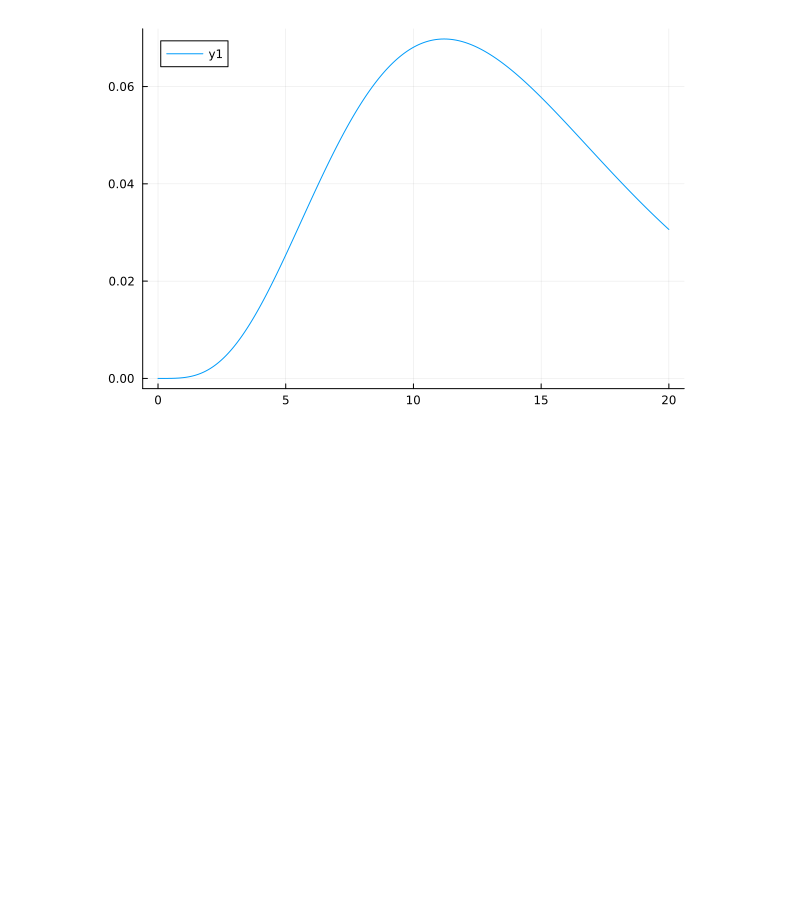
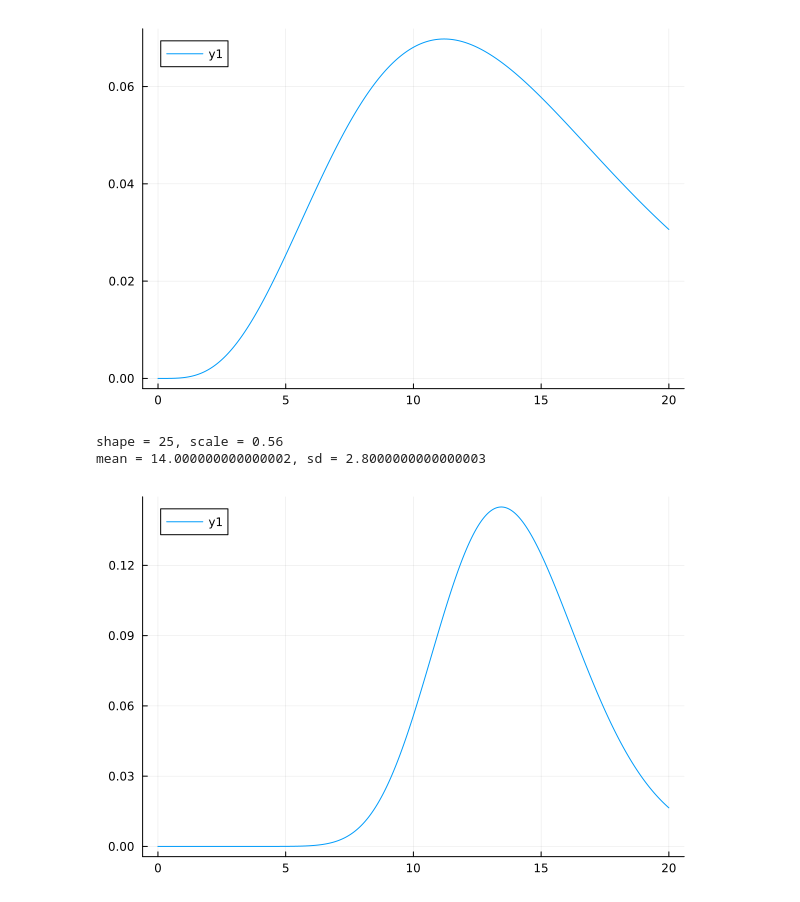
Before and after one commit to pascualgroup/varmodel3, a Jupyter notebook: notebooks/2024-03-12-erlang-distributions.ipynb, the cells around one changed output. Drawn from its saved outputs; the diff is of its cells as text; code cells hidden in the pictures; blank space fills up the shorter version.

```diff
--- a/notebooks/2024-03-12-erlang-distributions.ipynb
+++ b/notebooks/2024-03-12-erlang-distributions.ipynb
@@ -176,3 +176,18 @@ end
 shape = 5, scale = 2.8
 mean = 14.0, sd = 6.260990336999411
 [figure]
+# %%
+# And here's one w/ shape 25-ish
+
+begin
+    shape_int, scale = erlang_params_with_mean_approxsd(14.0, 2.8)
+    println("shape = $(shape_int), scale = $(scale)")
+    dist = Gamma(shape_int, scale)
+    println("mean = $(mean(dist)), sd = $(std(dist))")
+    x = 0.0:0.01:20
+    plot(x, pdf(dist, x))
+end
+# %% [output]
+shape = 25, scale = 0.56
+mean = 14.000000000000002, sd = 2.8000000000000003
+[figure, added]
```
Also changed, not shown: parts of 3 cells of this notebook, 1 other file.
